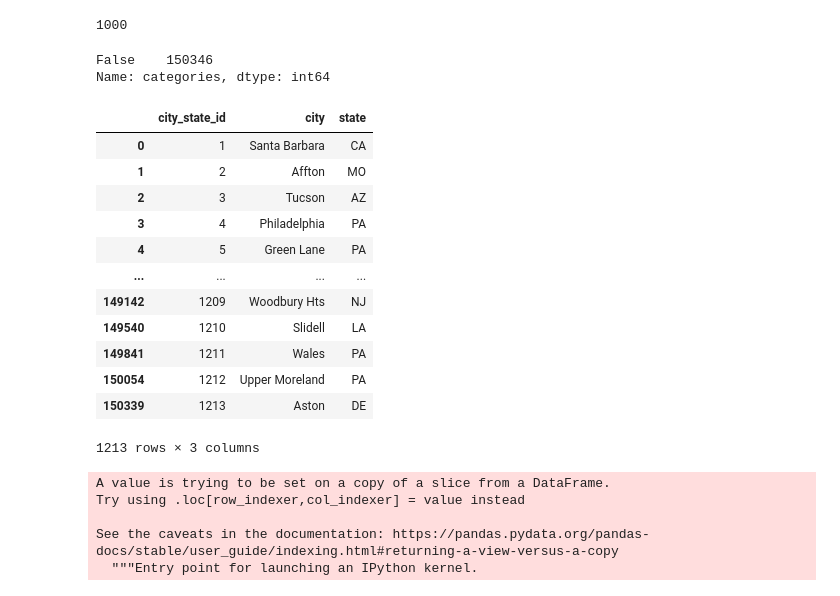
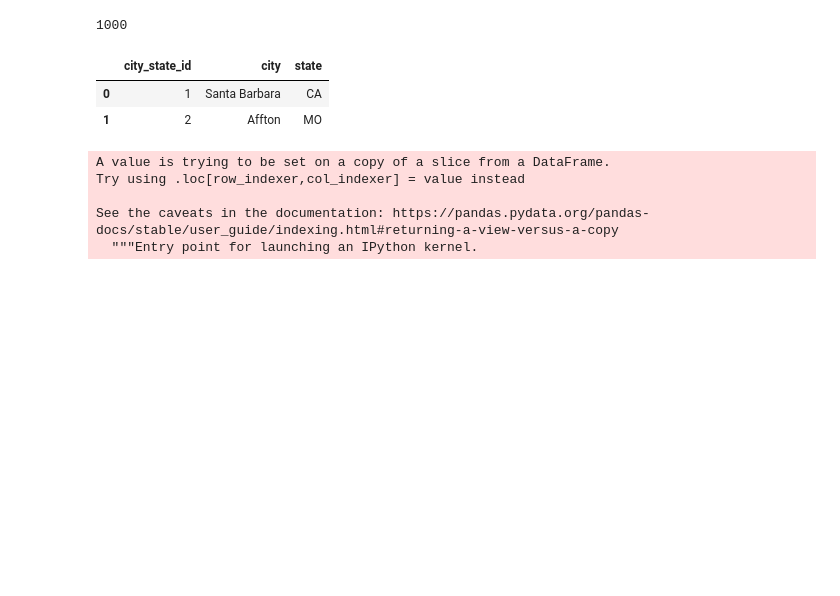
Before and after one commit to JCSR2022/Proyecto-Final-YELP, a Jupyter notebook: Erick/data_cleaning.ipynb, the cells around one changed output. Cells and saved outputs as stored; diff of their text form; code cells hidden in the pictures; blank space fills up the shorter version.

```diff
--- a/Erick/data_cleaning.ipynb
+++ b/Erick/data_cleaning.ipynb
@@ -116,24 +115,9 @@ city_restaurants = df_restaurants.sort_values(by=['city'])
-# %%
-df_business['categories'].isin(['Restaurant']).value_counts()
-# %% [output]
-False    150346
-Name: categories, dtype: int64
 # %%
 df_city_state = df_business[['city', 'state']].drop_duplicates().copy()
 new_col2 = list(range(1, len(df_city_state)+1, 1))
 df_city_state.insert(loc = 0, column = 'city_state_id', value = new_col2)
-df_city_state
+df_city_state.head(2)
 # %% [output]
 |  | city_state_id | city | state |
 | 0 | 1 | Santa Barbara | CA |
 | 1 | 2 | Affton | MO |
-| 2 | 3 | Tucson | AZ |
-| 3 | 4 | Philadelphia | PA |
-| 4 | 5 | Green Lane | PA |
-| ... | ... | ... | ... |
-| 149142 | 1209 | Woodbury Hts | NJ |
-| 149540 | 1210 | Slidell | LA |
-| 149841 | 1211 | Wales | PA |
-| 150054 | 1212 | Upper Moreland | PA |
-| 150339 | 1213 | Aston | DE |
-1213 rows × 3 columns
```
Also changed, not shown: parts of 37 cells of this notebook, 6 other files.
